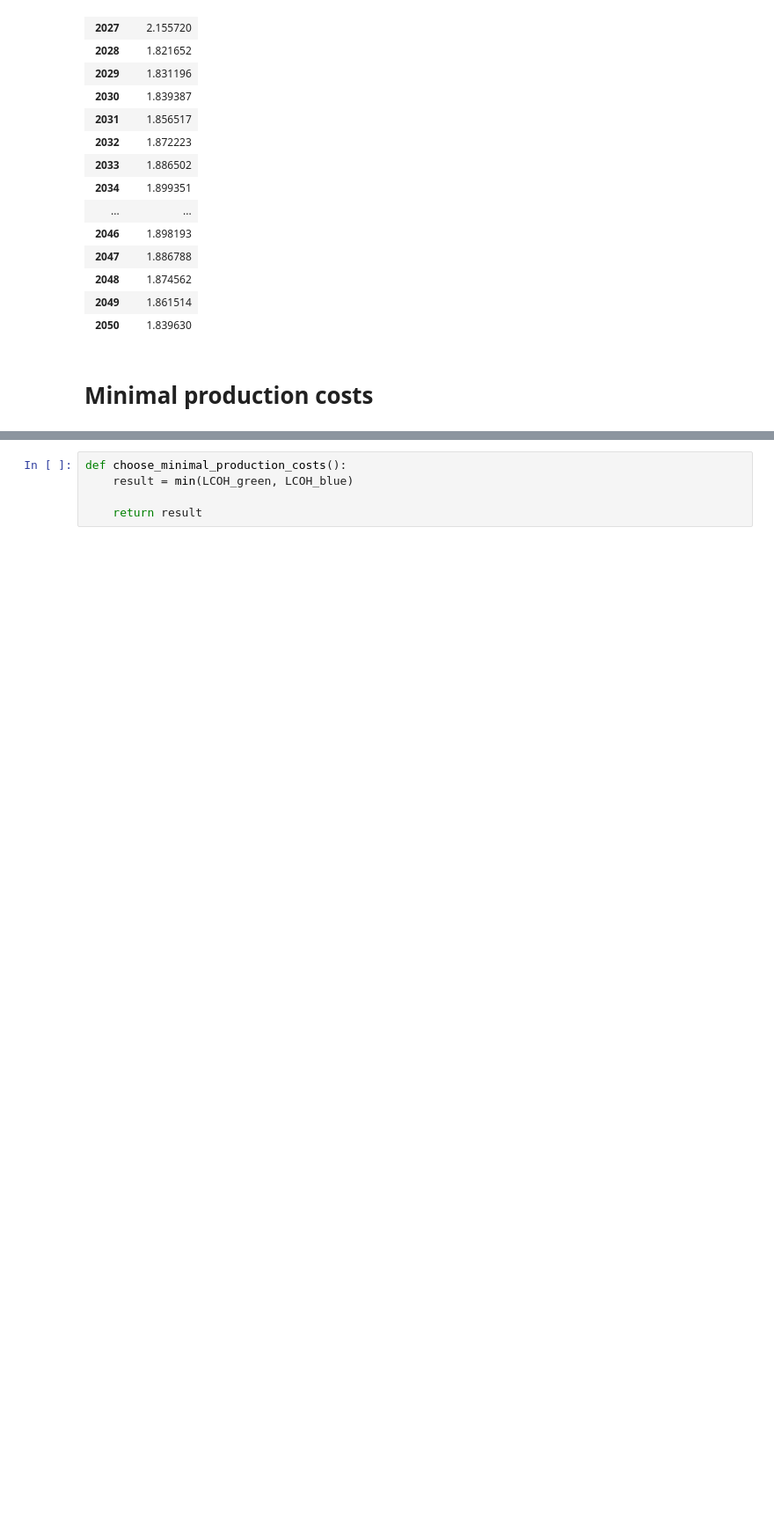
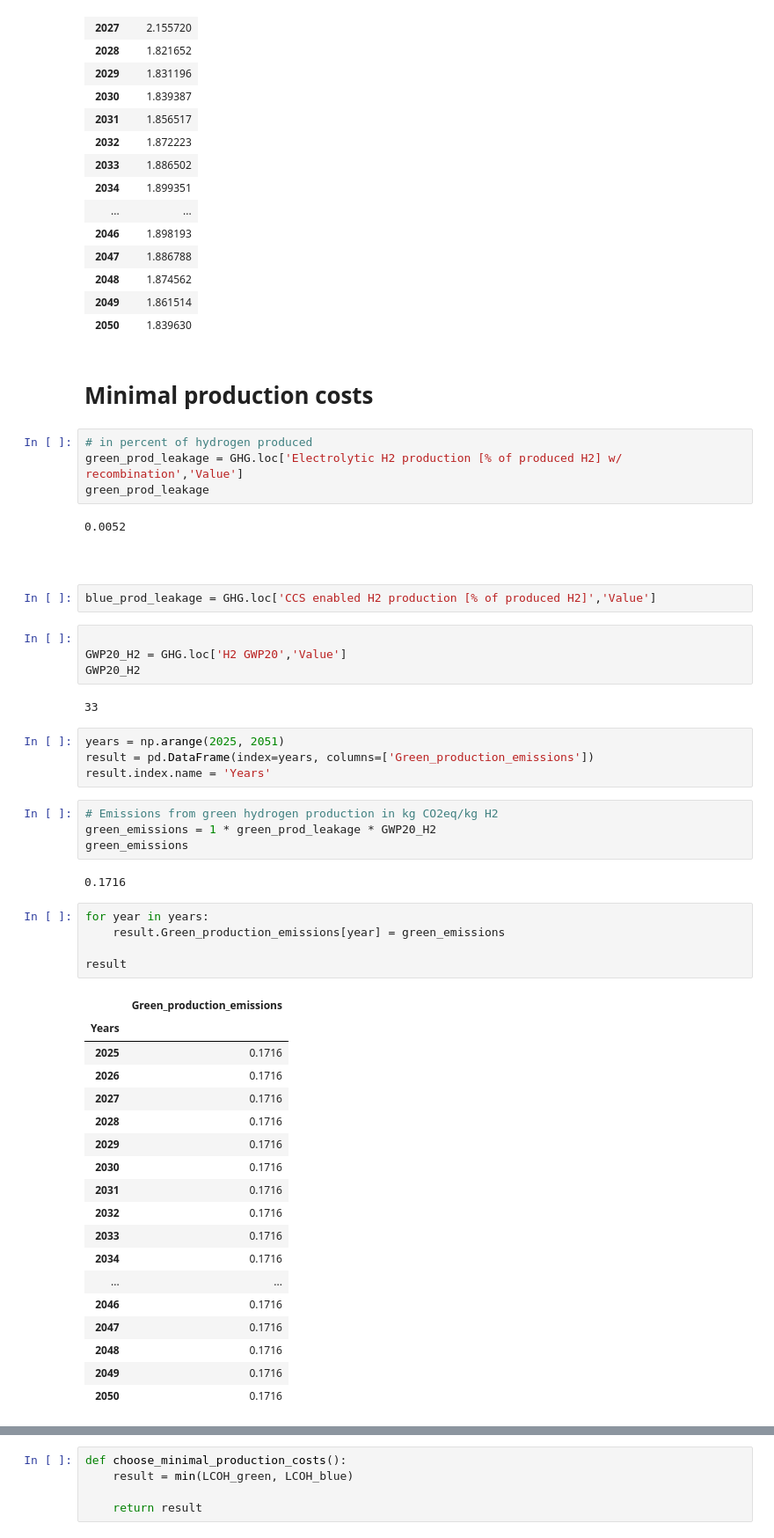
Before and after one commit to ReuterJakob/H2_pathways_repo, a Jupyter notebook: notebooks/Cost/Supply_Cost.ipynb, the cells around one changed output, grey strips where cells are left out. Shown: that part at 88% size. Cells and saved outputs as stored; diff of their text form; blank space fills up the shorter version.

```diff
--- a/notebooks/Cost/Supply_Cost.ipynb
+++ b/notebooks/Cost/Supply_Cost.ipynb
@@ -76,3 +94,53 @@ lcoh_blue
 | 2050 | 1.839630 |
 # %% [markdown]
 # Minimal production costs
+# %%
+# in percent of hydrogen produced
+green_prod_leakage = GHG.loc['Electrolytic H2 production [% of produced H2] w/ recombination','Value']
+green_prod_leakage
+# %% [output]
+0.0052
+# %% [markdown]
+##
+# %%
+blue_prod_leakage = GHG.loc['CCS enabled H2 production [% of produced H2]','Value']
+# %%
+
+GWP20_H2 = GHG.loc['H2 GWP20','Value']
+GWP20_H2
+# %% [output]
+33
+# %%
+years = np.arange(2025, 2051)
+result = pd.DataFrame(index=years, columns=['Green_production_emissions'])
+result.index.name = 'Years'
+# %%
+# Emissions from green hydrogen production in kg CO2eq/kg H2
+green_emissions = 1 * green_prod_leakage * GWP20_H2
+green_emissions
+# %% [output]
+0.1716
+# %%
+for year in years:
+    result.Green_production_emissions[year] = green_emissions
+
+result
+# %% [output]
+|  | Green_production_emissions |
+| Years |  |
+| 2025 | 0.1716 |
+| 2026 | 0.1716 |
+| 2027 | 0.1716 |
+| 2028 | 0.1716 |
+| 2029 | 0.1716 |
+| 2030 | 0.1716 |
+| 2031 | 0.1716 |
+| 2032 | 0.1716 |
+| 2033 | 0.1716 |
+| 2034 | 0.1716 |
+| ... | ... |
+| 2046 | 0.1716 |
+| 2047 | 0.1716 |
+| 2048 | 0.1716 |
+| 2049 | 0.1716 |
+| 2050 | 0.1716 |
```
Also changed, not shown: parts of 4 cells of this notebook, 10 other files.
